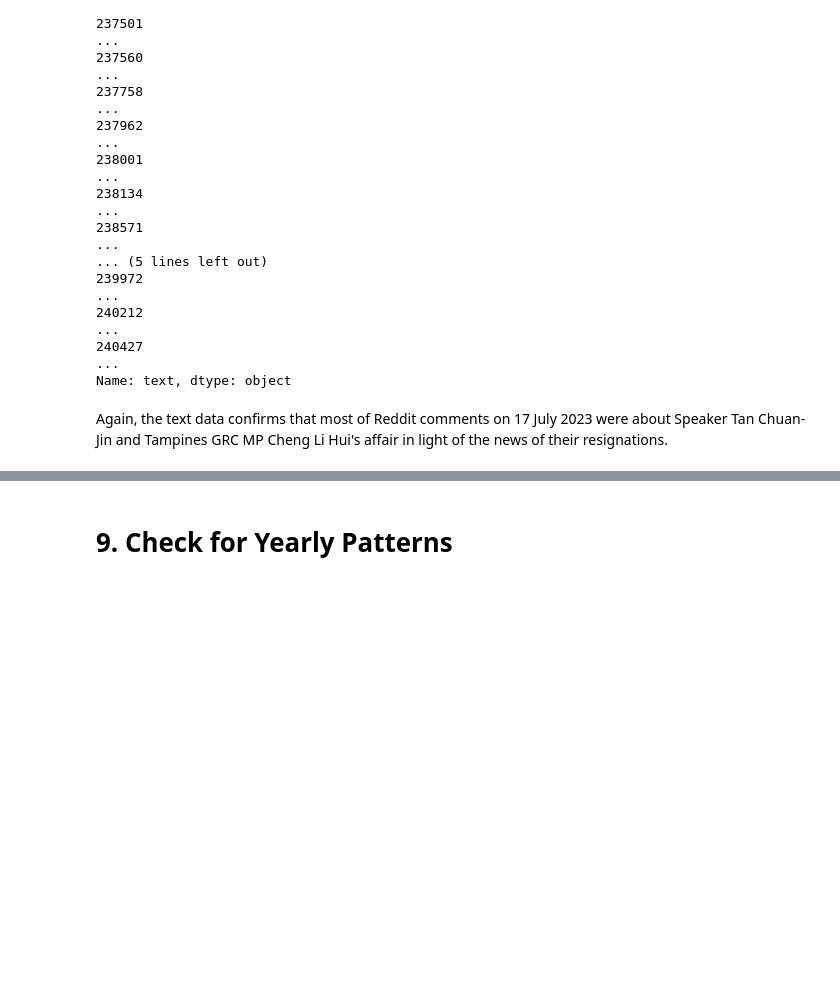
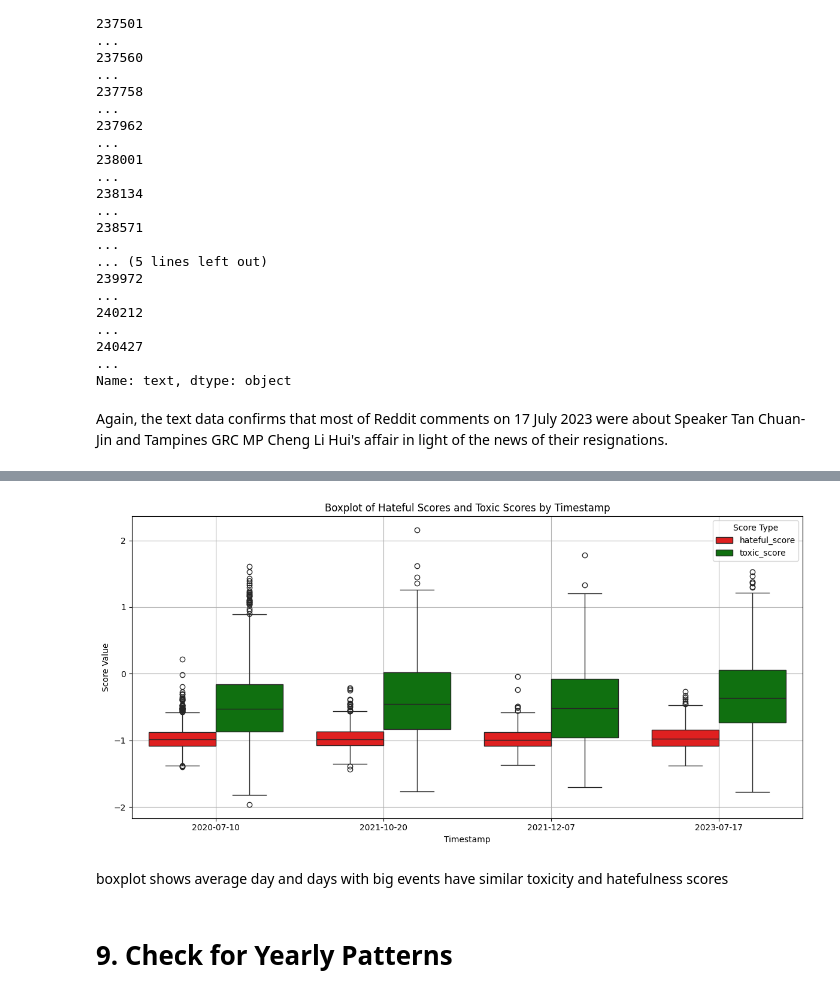
Before and after one commit to rhyden-kx/DSA4264, a Jupyter notebook: eda_2/across_time_2.ipynb, the cells around one changed output, grey strips where cells are left out. Cells and saved outputs as stored; diff of their text form; code cells hidden in the pictures; blank space fills up the shorter version.

Commit message:
completed toxicity and hatfeulness of big events vs average day

```diff
--- a/eda_2/across_time_2.ipynb
+++ b/eda_2/across_time_2.ipynb
@@ -487,0 +517,11 @@ Again, the text data confirms that most of Reddit comments on 17 July 2023 were
+# %%
+# List of dates to filter for
+dates_to_filter = [
+    datetime.date(2021, 12, 7),
+    datetime.date(2020, 7, 10),
+    datetime.date(2023, 7, 17),
+    datetime.date(2021, 10, 20)
+]
+
+# Filter DataFrame for these specific dates
+big_events_vs_average_day_df = results_df[results_df['timestamp'].isin(dates_to_filter)]
@@ -487,0 +537,50 @@ Again, the text data confirms that most of Reddit comments on 17 July 2023 were
+# %%
+# Convert to datetime if it's not already
+big_events_vs_average_day_df['timestamp'] = pd.to_datetime(big_events_vs_average_day_df['timestamp'], errors='coerce')
+
+# Now, convert it to string format
+big_events_vs_average_day_df['timestamp'] = big_events_vs_average_day_df['timestamp'].dt.strftime('%Y-%m-%d')
+
+# Define a mapping for renaming timestamps
+timestamp_mapping = {
+    '2024-01-01': 'Event A',
+    '2024-01-02': 'Event B',
+    '2024-01-03': 'Event C',
+    '2024-01-04': 'Event D'
+}
+
+# Rename the timestamps in the DataFrame using the mapping
+big_events_vs_average_day_df['timestamp'] = big_events_vs_average_day_df['timestamp'].replace(timestamp_mapping)
+
+# Ensure that the timestamp column is treated as a categorical variable
+big_events_vs_average_day_df['timestamp'] = big_events_vs_average_day_df['timestamp'].astype('category')
+
+# Melt the DataFrame to have a long format suitable for seaborn
+melted_df = big_events_vs_average_day_df.melt(
+    id_vars=['timestamp'],
+    value_vars=['hateful_score', 'toxic_score'],
+    var_name='score_type',
+    value_name='score_value'
+)
+
+# Create a color palette
+palette = {
+    'hateful_score': 'red',
+    'toxic_score': 'green'
+}
+
+# Create a boxplot with custom colors
+plt.figure(figsize=(12, 6))
+sns.boxplot(data=melted_df, x='timestamp', y='score_value', hue='score_type', palette=palette)
+
+# Customize the plot
+plt.title('Boxplot of Hateful Scores and Toxic Scores by Timestamp')
+plt.xlabel('Timestamp')
+plt.ylabel('Score Value')
+plt.legend(title='Score Type')
+plt.grid(True)
+
+# Show the plot
+plt.tight_layout()
+plt.show()
+# %% [output]
@@ -488,3 +607,6 @@ Again, the text data confirms that most of Reddit comments on 17 July 2023 were
+[figure, added]
+# %% [markdown]
+boxplot shows average day and days with big events have similar toxicity and hatefulness scores
 # %% [markdown]
 # 9. Check for Yearly Patterns
 # %%
```
Also changed, not shown: parts of 12 cells of this notebook.
